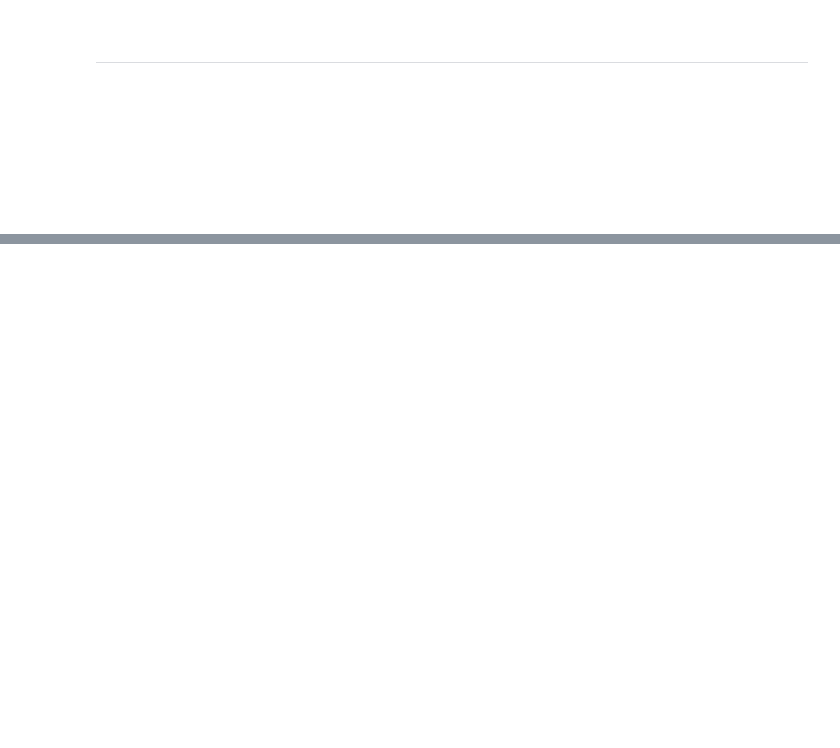
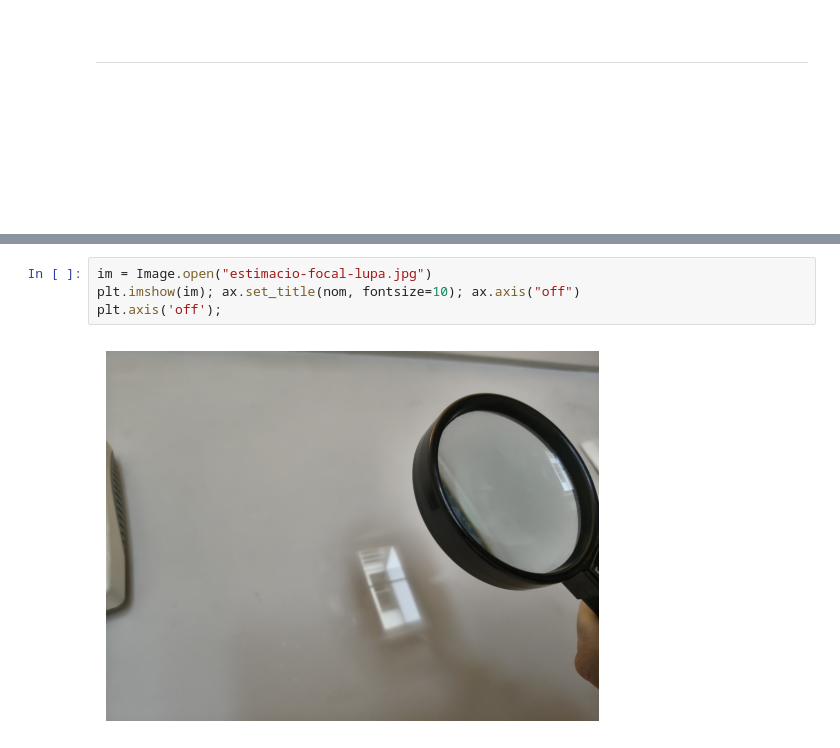
Before and after one commit to opticaUB/Avaluacio_Continuada, a Jupyter notebook: 1. Optica_Geometrica/2026_tardor/Exercici_AC1_2026_tardor_Lupa.ipynb, the cells around one changed output, grey strips where cells are left out. Saved outputs shown, nothing was run; the diff lists cells and outputs as text; blank space fills up the shorter version.

```diff
--- a/1. Optica_Geometrica/2026_tardor/Exercici_AC1_2026_tardor_Lupa.ipynb
+++ b/1. Optica_Geometrica/2026_tardor/Exercici_AC1_2026_tardor_Lupa.ipynb
@@ -182,0 +224,6 @@ $$
+# %%
+im = Image.open("estimacio-focal-lupa.jpg")
+plt.imshow(im); ax.set_title(nom, fontsize=10); ax.axis("off")
+plt.axis('off');
+# %% [output]
+[figure, added]
```
Also changed, not shown: parts of 16 cells of this notebook, 6 other files.
